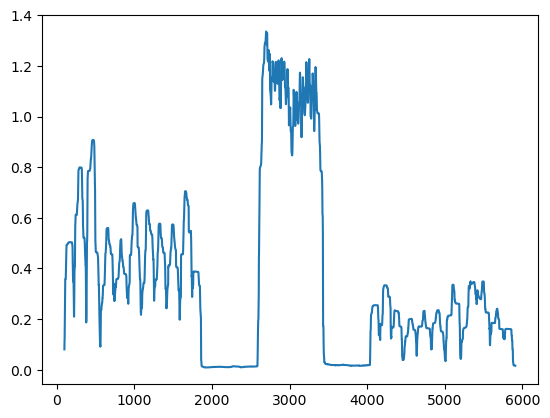
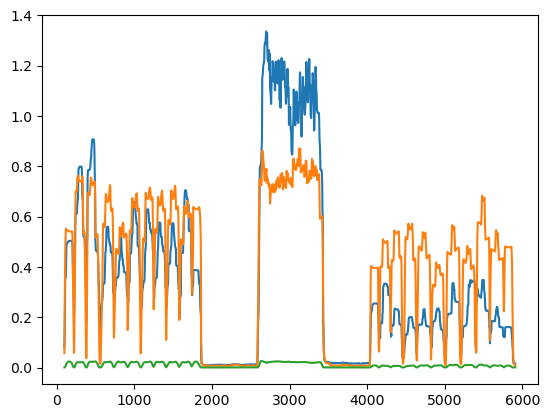
Unified diff of the notebook cell whose output changed from the first chart to the second:
--- before
+++ after
@@ -1,3 +1,7 @@
-energy = pd.Series(signal).rolling(100).std()
+columns=["acc_mag_u2", 'gyr_mag_u2', 'mag_mag_u2']
 
-plt.plot(energy)
+for column in columns:
+    signal = subject_ex[column].to_numpy()
+    energy = pd.Series(signal).rolling(100).std()
+
+    plt.plot(energy)

Commit: plot